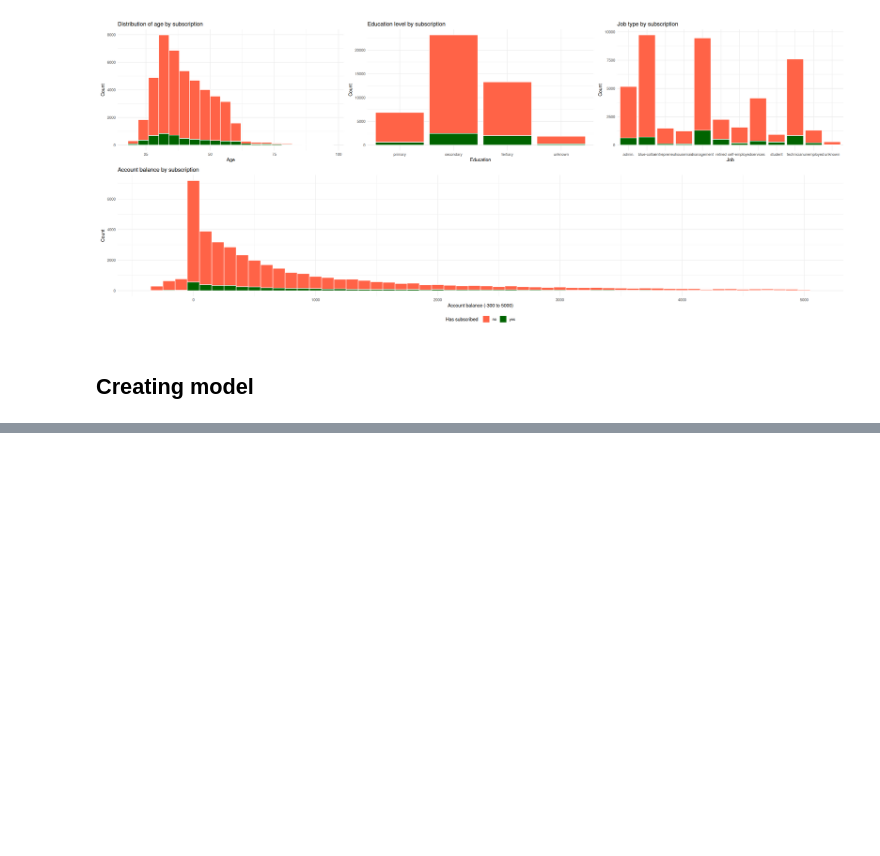
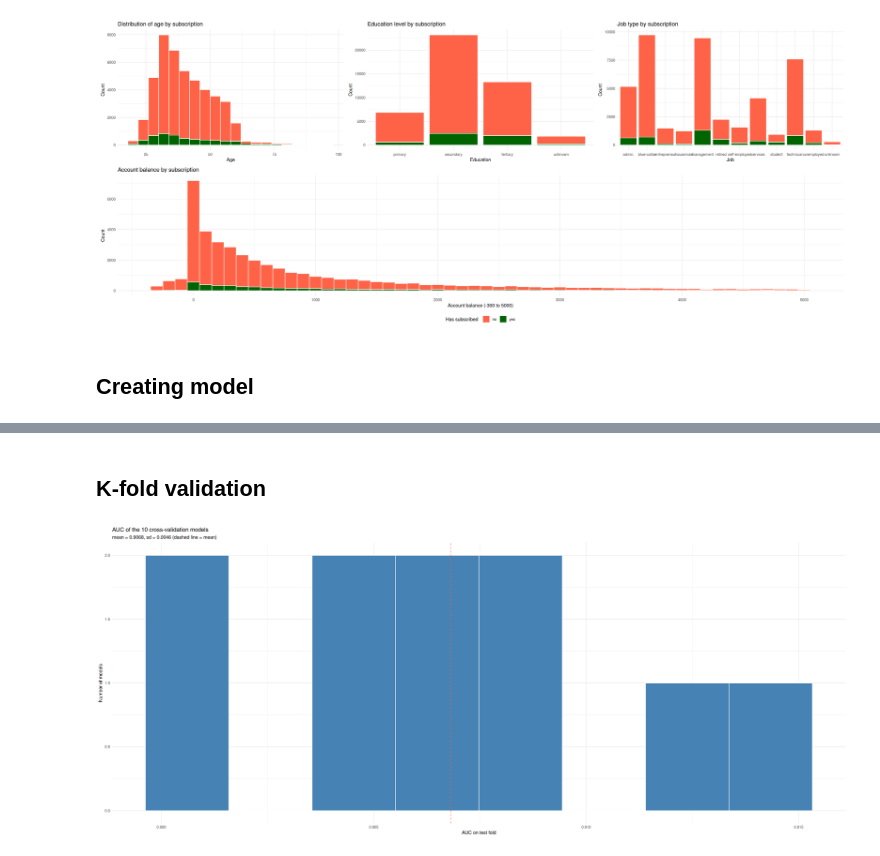
Before and after one commit to c-i-a-s-t-e-k/QAfMD, a Jupyter notebook: projekt/project.ipynb, the cells around one changed output, grey strips where cells are left out. Saved outputs shown, nothing was run; the diff lists cells and outputs as text; code cells hidden in the pictures; blank space fills up the shorter version.

```diff
--- a/projekt/project.ipynb
+++ b/projekt/project.ipynb
@@ -109,0 +231,30 @@ options(repr.plot.width = 8 * 3, repr.plot.height = 5 * 2)
+# %% [markdown]
+## K-fold validation
+# %%
+set.seed(0)
+crossv <- bank_marketing |> crossv_kfold(k = 10)
+models <- map(crossv$train, ~glm(
+  data = .,
+  formula = factor(y) ~ .,
+  family = binomial()
+))
+
+auc_cv <- map2_dbl(models, crossv$test, function(model, test) {
+  test <- as.data.frame(test)
+  p <- predict(model, newdata = test, type = "response")
+  pred <- prediction(p, test$y, label.ordering = c("no", "yes"))
+  performance(pred, measure = "auc")@y.values[[1]]
+})
+
+# auc_cv
+# %%
+ggplot(tibble(fold = seq_along(auc_cv), auc = auc_cv), aes(x = auc)) +
+  geom_histogram(bins = 8, fill = "steelblue", color = "white") +
+  geom_vline(xintercept = mean(auc_cv), linetype = "dashed", color = "tomato") +
+  labs(x = "AUC on test fold", y = "Number of models",
+       title = "AUC of the 10 cross-validation models",
+       subtitle = sprintf("mean = %.4f, sd = %.4f (dashed line = mean)",
+                          mean(auc_cv), sd(auc_cv))) +
+  theme_minimal()
+# %% [output]
+[figure, added]
```
Also changed, not shown: parts of 12 cells of this notebook, 2 other files.
